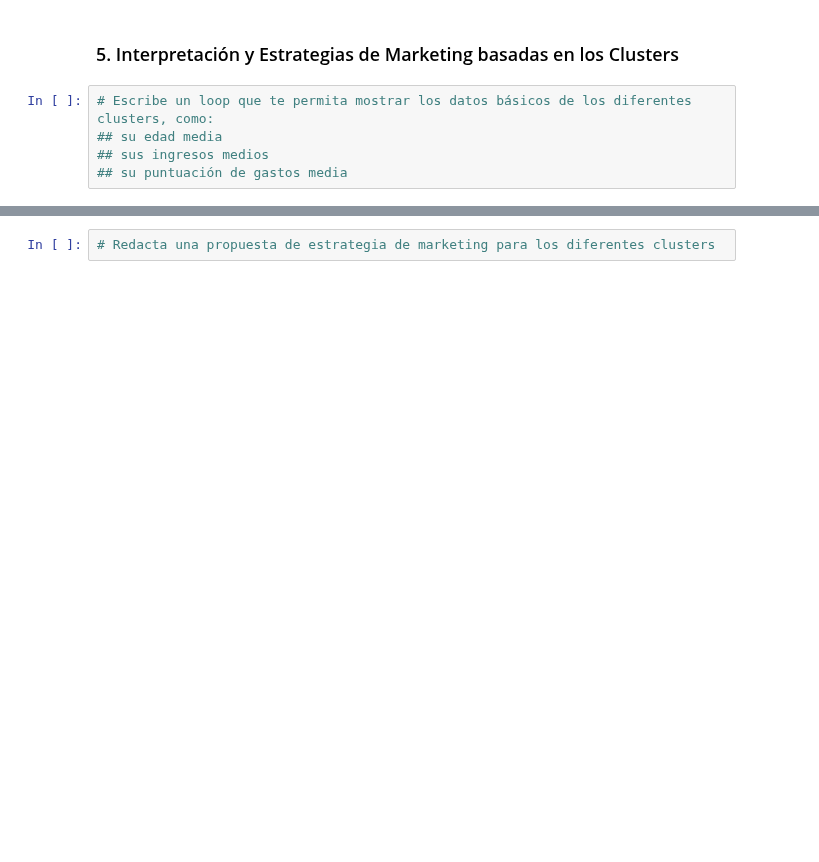
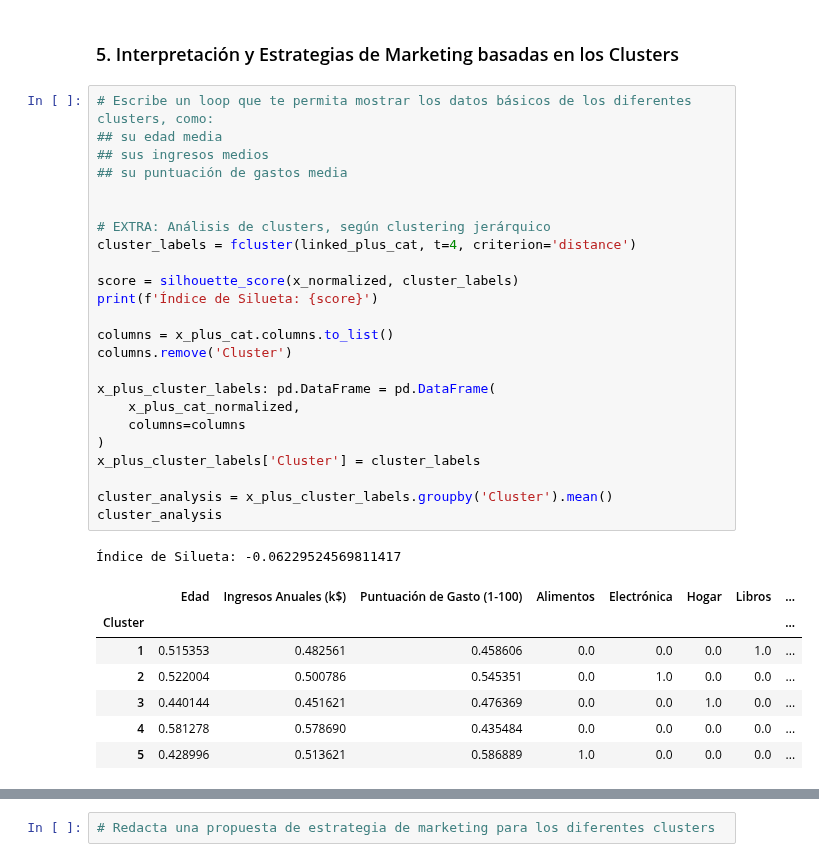
Before and after one commit to frgonzalezb/Udemy_Python_Total_DS_ML, a Jupyter notebook: 12_Machine_Learning_II/Proyecto/Proyecto del Día 12 - Análisis y Clasificación de Clientes.ipynb, the cells around one changed output, grey strips where cells are left out. Saved outputs shown, nothing was run; the diff lists cells and outputs as text; blank space fills up the shorter version.

```diff
--- a/12_Machine_Learning_II/Proyecto/Proyecto del Día 12 - Análisis y Clasificación de Clientes.ipynb
+++ b/12_Machine_Learning_II/Proyecto/Proyecto del Día 12 - Análisis y Clasificación de Clientes.ipynb
@@ -325,5 +363,33 @@ plt.show()
 # %%
 # Escribe un loop que te permita mostrar los datos básicos de los diferentes clusters, como:
 ## su edad media
 ## sus ingresos medios
 ## su puntuación de gastos media
+
+
+# EXTRA: Análisis de clusters, según clustering jerárquico
+cluster_labels = fcluster(linked_plus_cat, t=4, criterion='distance')
+
+score = silhouette_score(x_normalized, cluster_labels)
+print(f'Índice de Silueta: {score}')
+
+columns = x_plus_cat.columns.to_list()
+columns.remove('Cluster')
+
+x_plus_cluster_labels: pd.DataFrame = pd.DataFrame(
+    x_plus_cat_normalized,
+    columns=columns
+)
+x_plus_cluster_labels['Cluster'] = cluster_labels
+
+cluster_analysis = x_plus_cluster_labels.groupby('Cluster').mean()
+cluster_analysis
+# %% [output]
+Índice de Silueta: -0.06229524569811417
+|  | Edad | Ingresos Anuales (k$) | Puntuación de Gasto (1-100) | Alimentos | Electrónica | Hogar | Libros | ... |
+| Cluster |  |  |  |  |  |  |  | ... |
+| 1 | 0.515353 | 0.482561 | 0.458606 | 0.0 | 0.0 | 0.0 | 1.0 | ... |
+| 2 | 0.522004 | 0.500786 | 0.545351 | 0.0 | 1.0 | 0.0 | 0.0 | ... |
+| 3 | 0.440144 | 0.451621 | 0.476369 | 0.0 | 0.0 | 1.0 | 0.0 | ... |
+| 4 | 0.581278 | 0.578690 | 0.435484 | 0.0 | 0.0 | 0.0 | 0.0 | ... |
+| 5 | 0.428996 | 0.513621 | 0.586889 | 1.0 | 0.0 | 0.0 | 0.0 | ... |
```
Also changed, not shown: parts of 17 cells of this notebook.
